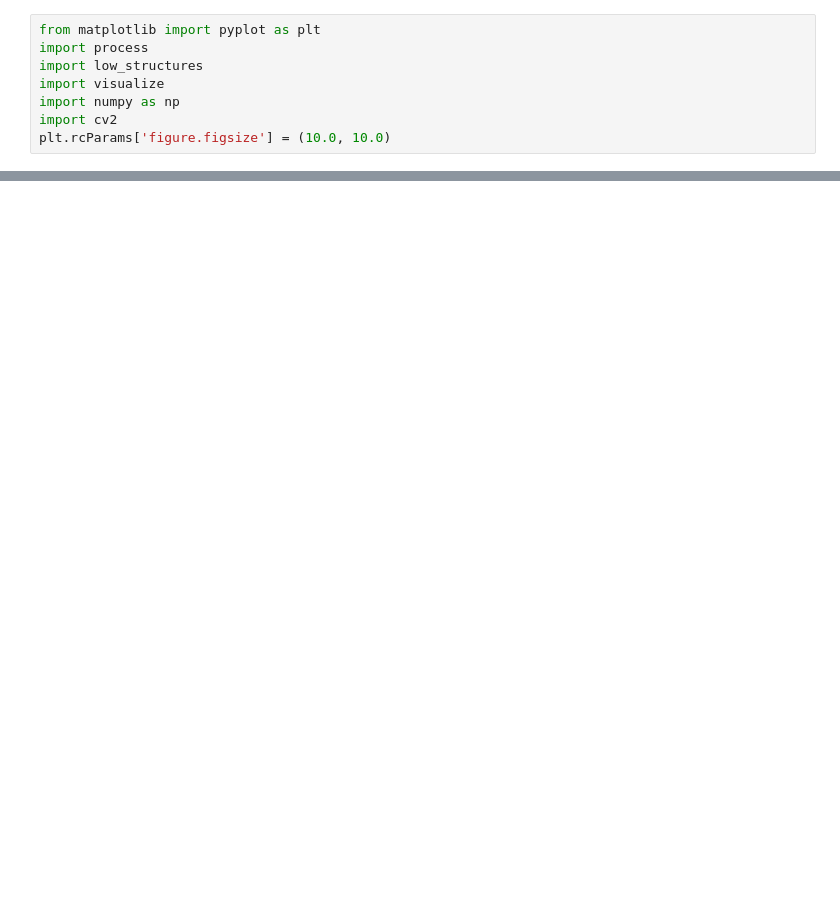
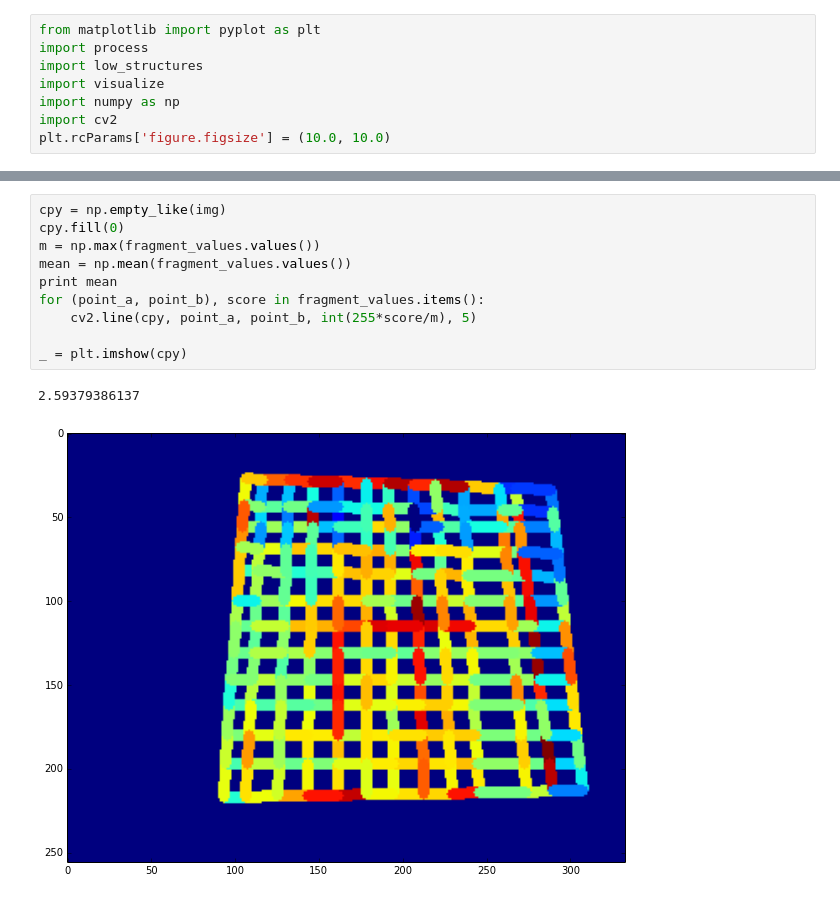
Before and after one commit to mrfuxi/sudoku, a Jupyter notebook: external.ipynb, the cells around one changed output, grey strips where cells are left out. Saved outputs shown, nothing was run; the diff lists cells and outputs as text; blank space fills up the shorter version.

```diff
--- a/external.ipynb
+++ b/external.ipynb
@@ -51,0 +65,13 @@ _ = plt.imshow(tmp)
+# %%
+cpy = np.empty_like(img)
+cpy.fill(0)
+m = np.max(fragment_values.values())
+mean = np.mean(fragment_values.values())
+print mean
+for (point_a, point_b), score in fragment_values.items():
+    cv2.line(cpy, point_a, point_b, int(255*score/m), 5)
+
+_ = plt.imshow(cpy)
+# %% [output]
+2.59379386137
+[figure, added]
```
Also changed, not shown: parts of 7 cells of this notebook, 2 other files.
